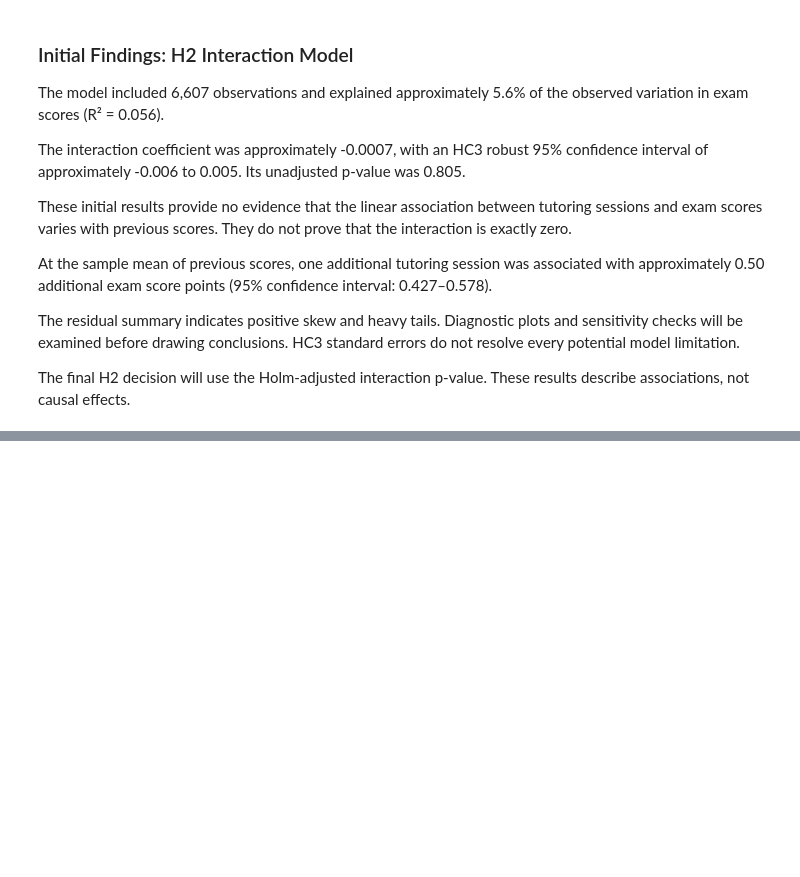
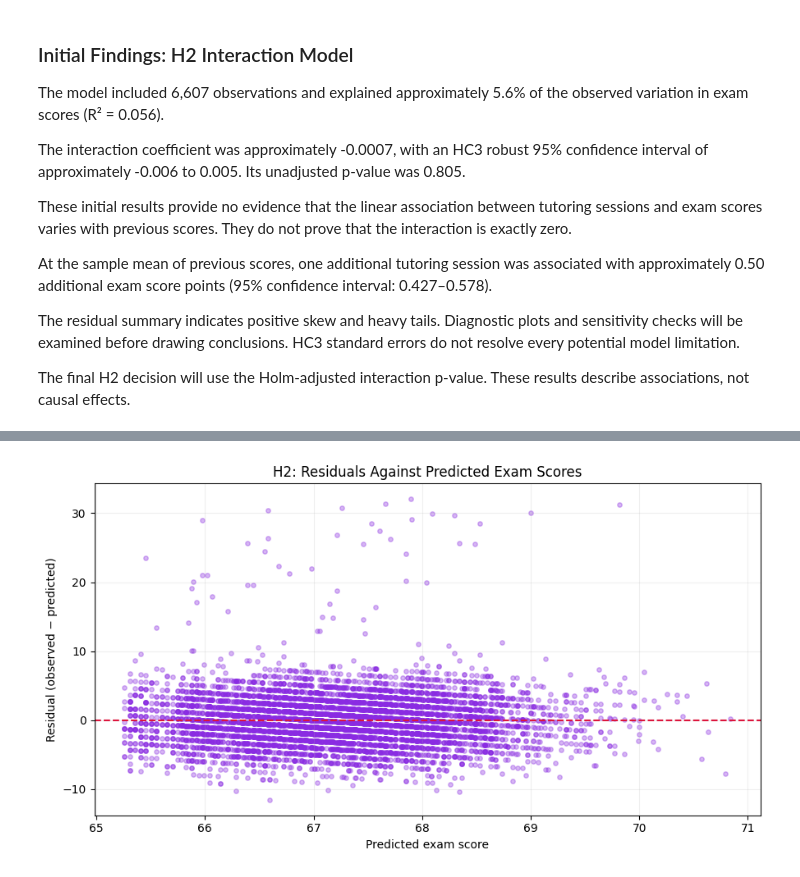
Before and after one commit to LieneRubule/student-performance-analysis, a Jupyter notebook: jupyter_notebooks/Student_Performance_Hypothesis_Testing.ipynb, the cells around one changed output, grey strips where cells are left out. Drawn from its saved outputs; the diff is of its cells as text; code cells hidden in the pictures; blank space fills up the shorter version.

Commit message:
Add H2 residual diagnostic plot and findings

```diff
--- a/jupyter_notebooks/Student_Performance_Hypothesis_Testing.ipynb
+++ b/jupyter_notebooks/Student_Performance_Hypothesis_Testing.ipynb
@@ -1074,0 +1086,39 @@ These results describe associations, not causal effects.
+# %%
+# Created with assistance from ChatGPT.
+# Source:
+# https://matplotlib.org/stable/api/_as_gen/matplotlib.pyplot.scatter.html
+
+import matplotlib.pyplot as plt
+from pathlib import Path
+
+# Plot residuals from the fitted H2 model.
+fig, ax = plt.subplots(figsize=(9, 5))
+
+ax.scatter(
+    h2_model.fittedvalues,
+    h2_model.resid,
+    color="blueviolet",
+    alpha=0.35,
+    s=15
+)
+
+ax.axhline(0, color="crimson", linestyle="--", linewidth=1.5)
+
+ax.set_title("H2: Residuals Against Predicted Exam Scores")
+ax.set_xlabel("Predicted exam score")
+ax.set_ylabel("Residual (observed − predicted)")
+ax.grid(alpha=0.2)
+
+fig.tight_layout()
+
+# Save the diagnostic chart.
+Path("../visualisations").mkdir(parents=True, exist_ok=True)
+fig.savefig(
+    "../visualisations/h2_residuals_vs_predicted.png",
+    dpi=300,
+    bbox_inches="tight"
+)
+
+plt.show()
+# %% [output]
+[figure, added]
```
Also changed, not shown: parts of 2 cells of this notebook, 1 other file.
